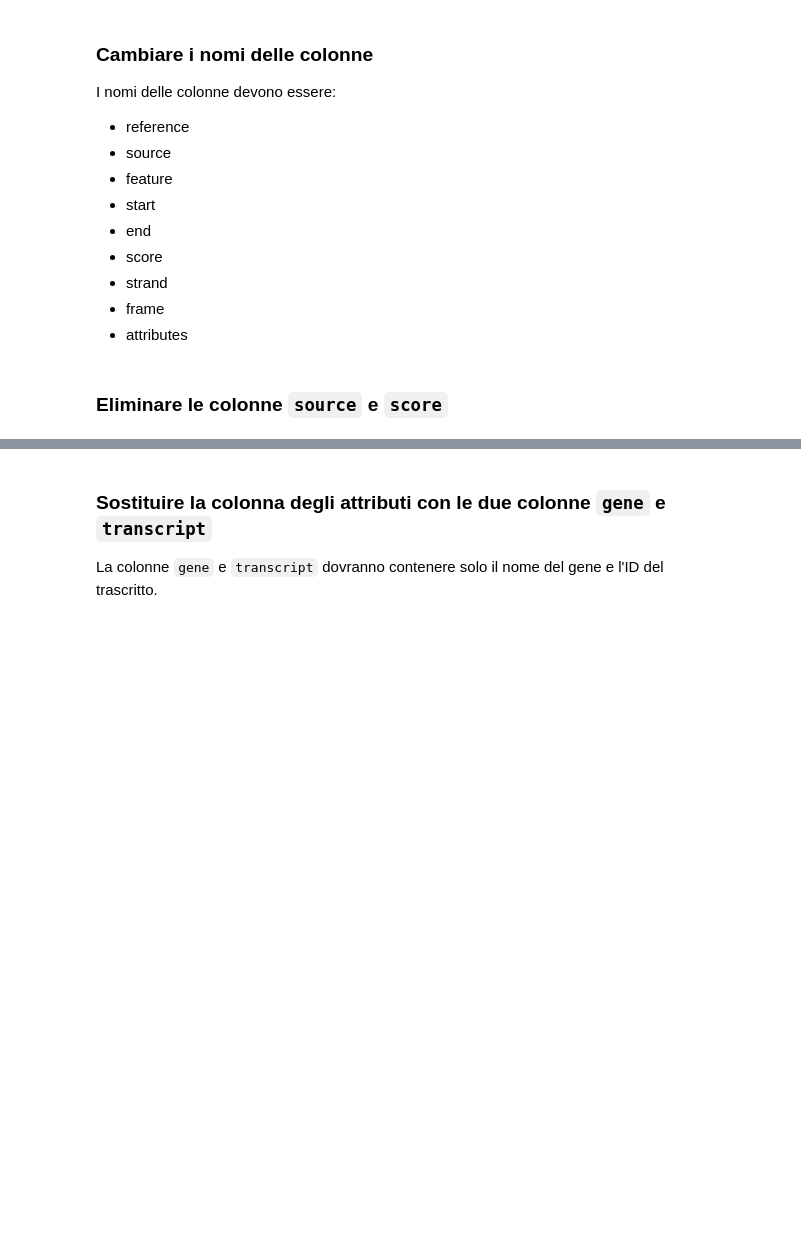
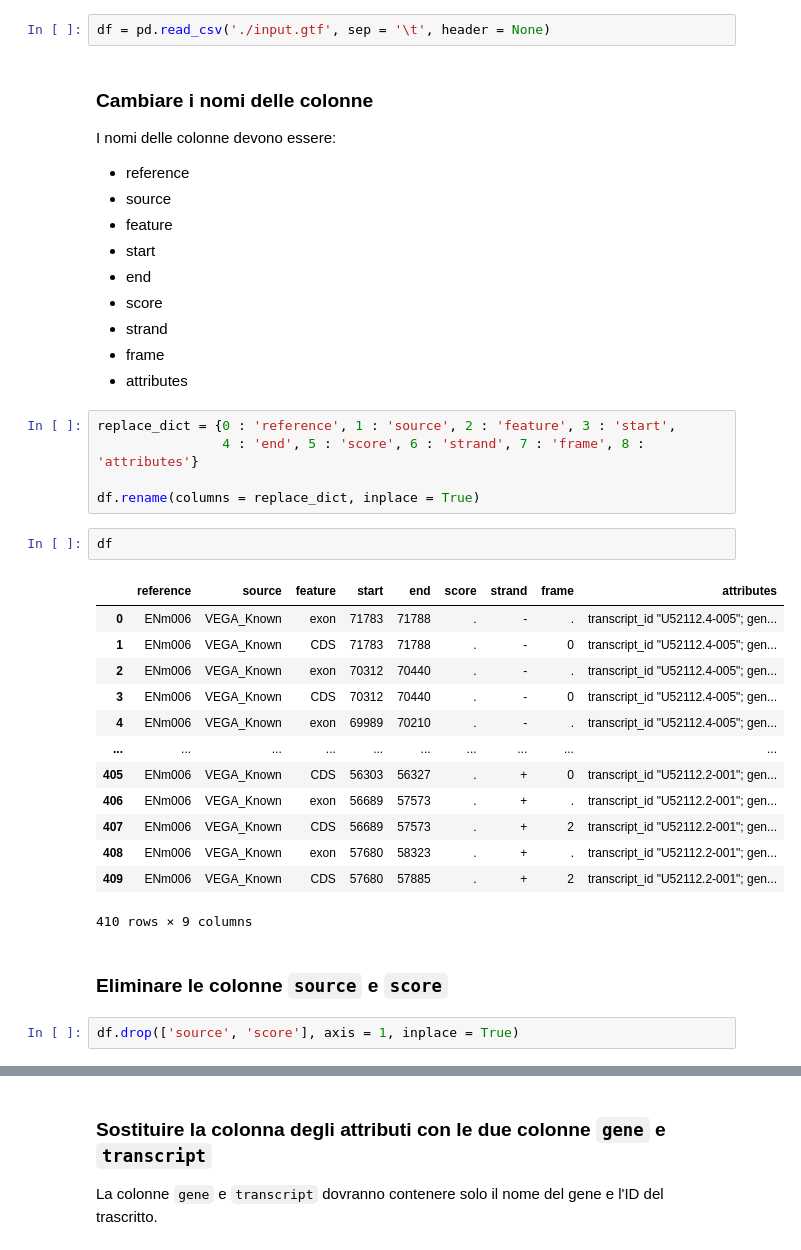
Before and after one commit to bioinformatica-corso/lezioni, a Jupyter notebook: laboratorio/lab13,14-30ott,6nov24/esercizio6.ipynb, the cells around one changed output, grey strips where cells are left out. Cells and saved outputs as stored; diff of their text form; blank space fills up the shorter version.

```diff
--- a/laboratorio/lab13,14-30ott,6nov24/esercizio6.ipynb
+++ b/laboratorio/lab13,14-30ott,6nov24/esercizio6.ipynb
@@ -5,3 +7,5 @@
+# %%
+df = pd.read_csv('./input.gtf', sep = '\t', header = None)
 # %% [markdown]
 ### Cambiare i nomi delle colonne
 
@@ -15,5 +19,28 @@ I nomi delle colonne devono essere:
 - strand
 - frame
 - attributes
+# %%
+replace_dict = {0 : 'reference', 1 : 'source', 2 : 'feature', 3 : 'start',
+                4 : 'end', 5 : 'score', 6 : 'strand', 7 : 'frame', 8 : 'attributes'}
+
+df.rename(columns = replace_dict, inplace = True)
+# %%
+df
+# %% [output]
+|  | reference | source | feature | start | end | score | strand | frame | attributes |
+| 0 | ENm006 | VEGA_Known | exon | 71783 | 71788 | . | - | . | transcript_id "U52112.4-005"; gen... |
+| 1 | ENm006 | VEGA_Known | CDS | 71783 | 71788 | . | - | 0 | transcript_id "U52112.4-005"; gen... |
+| 2 | ENm006 | VEGA_Known | exon | 70312 | 70440 | . | - | . | transcript_id "U52112.4-005"; gen... |
+| 3 | ENm006 | VEGA_Known | CDS | 70312 | 70440 | . | - | 0 | transcript_id "U52112.4-005"; gen... |
+| 4 | ENm006 | VEGA_Known | exon | 69989 | 70210 | . | - | . | transcript_id "U52112.4-005"; gen... |
+| ... | ... | ... | ... | ... | ... | ... | ... | ... | ... |
+| 405 | ENm006 | VEGA_Known | CDS | 56303 | 56327 | . | + | 0 | transcript_id "U52112.2-001"; gen... |
+| 406 | ENm006 | VEGA_Known | exon | 56689 | 57573 | . | + | . | transcript_id "U52112.2-001"; gen... |
+| 407 | ENm006 | VEGA_Known | CDS | 56689 | 57573 | . | + | 2 | transcript_id "U52112.2-001"; gen... |
+| 408 | ENm006 | VEGA_Known | exon | 57680 | 58323 | . | + | . | transcript_id "U52112.2-001"; gen... |
+| 409 | ENm006 | VEGA_Known | CDS | 57680 | 57885 | . | + | 2 | transcript_id "U52112.2-001"; gen... |
+410 rows × 9 columns
 # %% [markdown]
 ### Eliminare le colonne `source` e `score`
+# %%
+df.drop(['source', 'score'], axis = 1, inplace = True)
```
Also changed, not shown: parts of 18 cells of this notebook.
